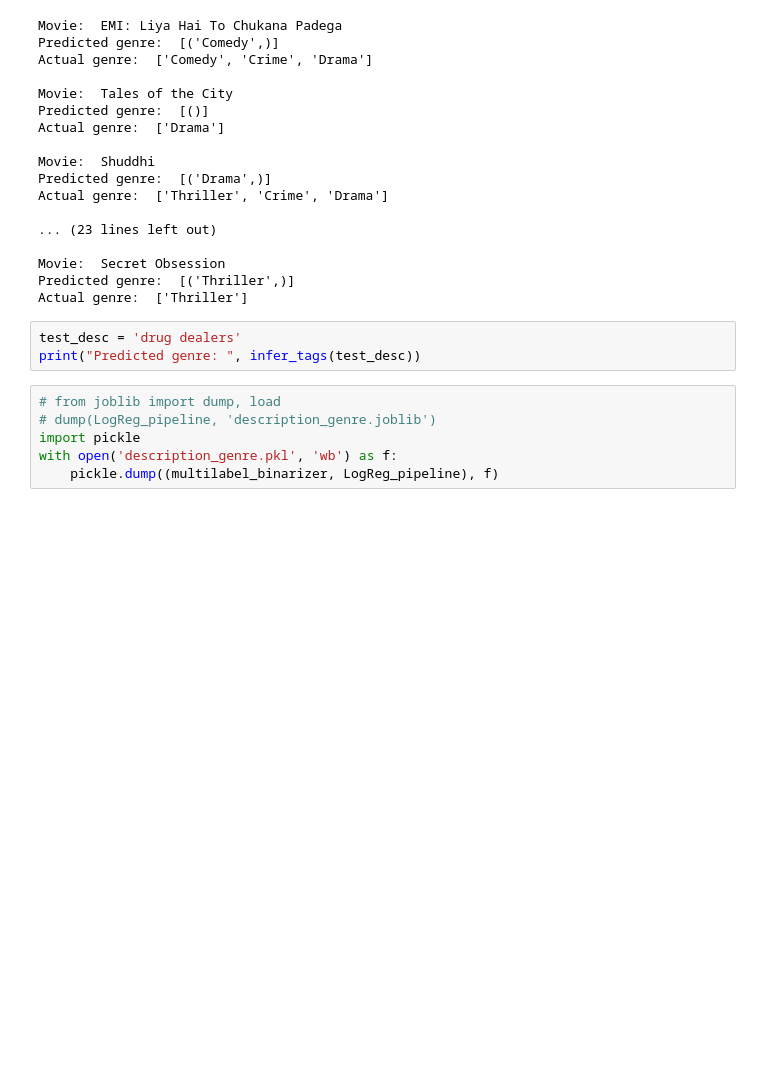
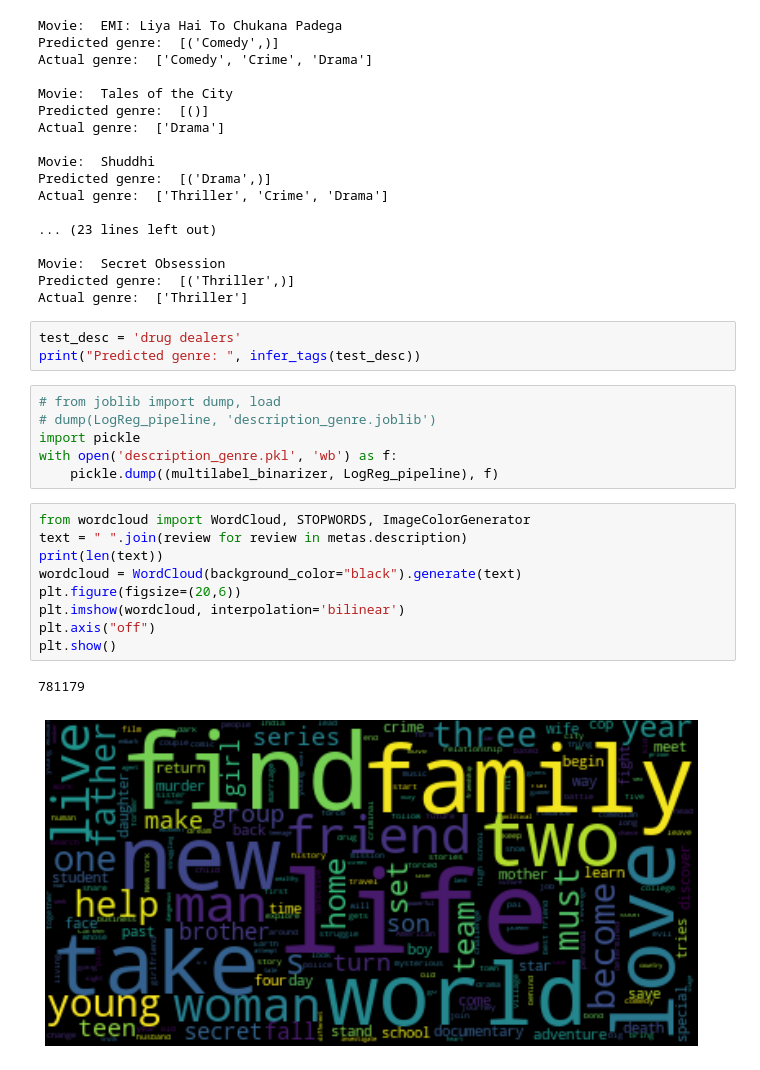
Before and after one commit to HaifaNajdawi/The_big_chill, a Jupyter notebook: static/data/Description_genre.ipynb, the cells around one changed output. Drawn from its saved outputs; the diff is of its cells as text; blank space fills up the shorter version.

```diff
--- a/static/data/Description_genre.ipynb
+++ b/static/data/Description_genre.ipynb
@@ -238,3 +238,15 @@ print("Predicted genre: ", infer_tags(test_desc))
 import pickle
 with open('description_genre.pkl', 'wb') as f:
     pickle.dump((multilabel_binarizer, LogReg_pipeline), f)
+# %%
+from wordcloud import WordCloud, STOPWORDS, ImageColorGenerator
+text = " ".join(review for review in metas.description)
+print(len(text))
+wordcloud = WordCloud(background_color="black").generate(text)
+plt.figure(figsize=(20,6))
+plt.imshow(wordcloud, interpolation='bilinear')
+plt.axis("off")
+plt.show()
+# %% [output]
+781179
+[figure, added]
```
Also changed, not shown: parts of 1 cell of this notebook, 3 other files.
